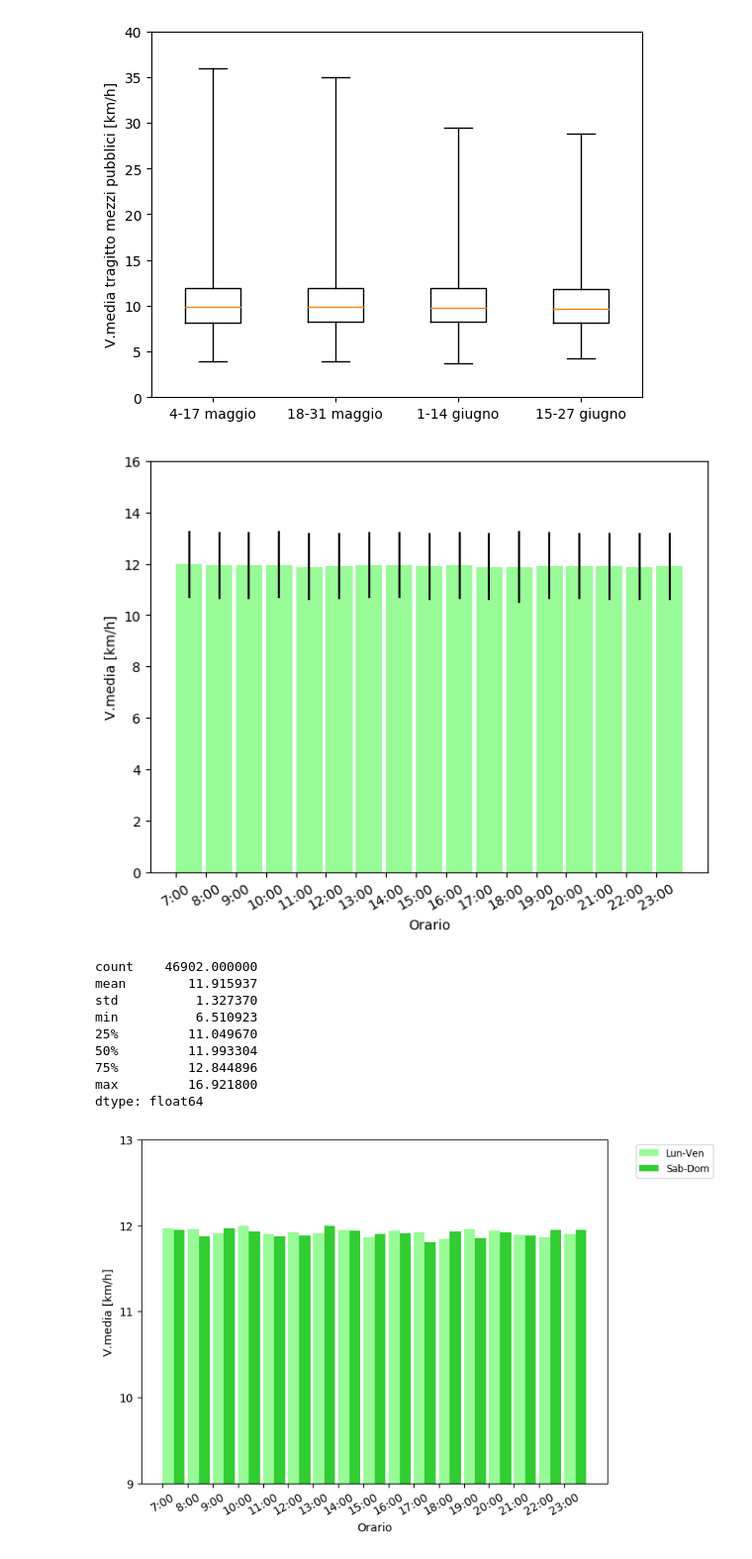
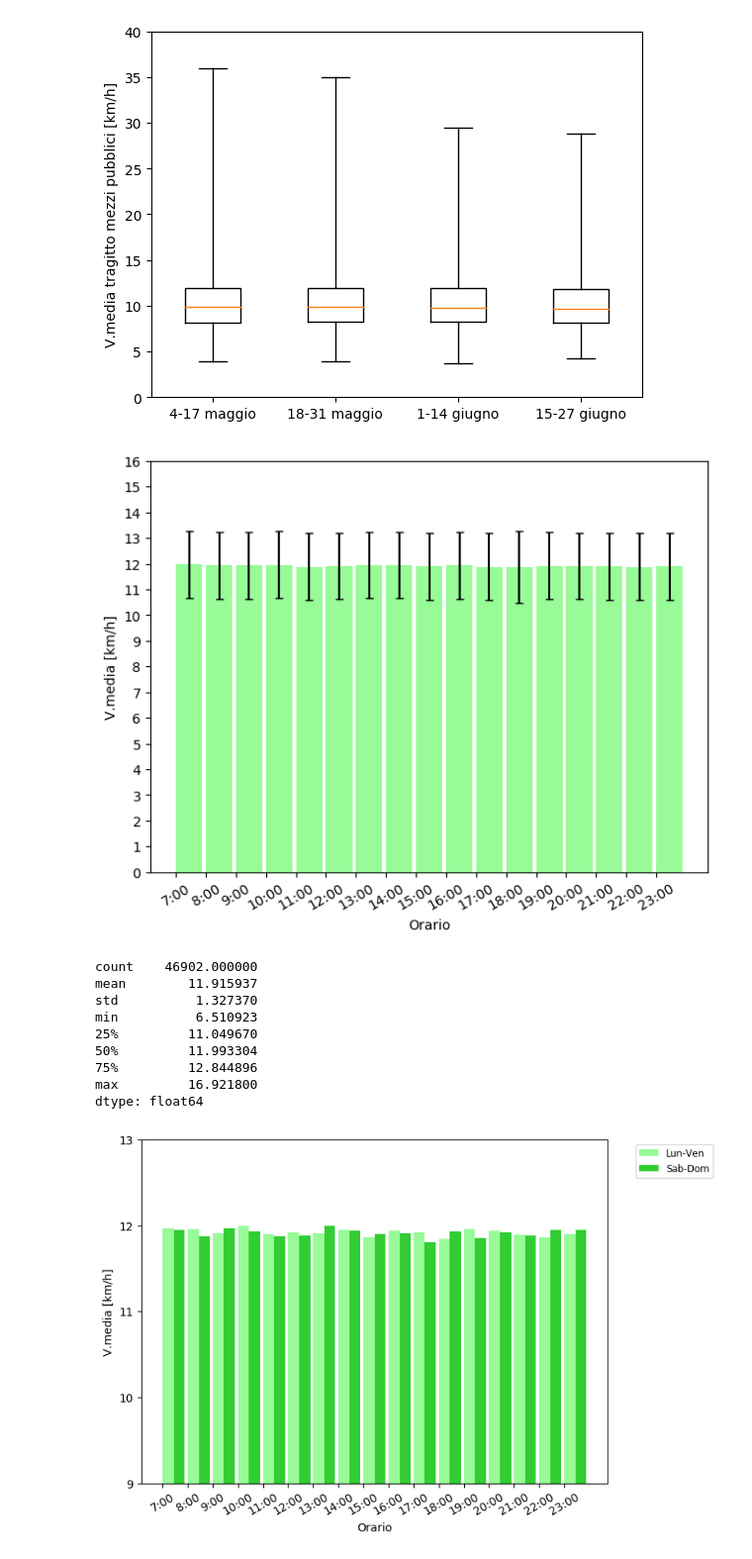
Before and after one commit to mmastrapasqua7/kowalskianalysis, a Jupyter notebook: jupyter/New/2_VariazioneVelocitaMediaOraria.ipynb, the cells around one changed output. Shown at 99% size. Cells and saved outputs as stored; diff of their text form; code cells hidden in the pictures.

```diff
--- a/jupyter/New/2_VariazioneVelocitaMediaOraria.ipynb
+++ b/jupyter/New/2_VariazioneVelocitaMediaOraria.ipynb
@@ -477,32 +477,32 @@ plt.show()
 # %%
 distance_param = 'FDistance'
 tw_means, tw_std = vmedia_week_list(tragitti, 'Bike'), np.round(vstd_giorno(tragitti, 'Bike'), 1).tolist()
 
 ind = np.arange(len(tw_means))
 width = 0.88  # the width of the bars
 
 fig, ax = plt.subplots()
-rects1 = ax.bar(ind, tw_means, width, yerr=tw_std, label='', color='palegreen', align='edge')
+rects1 = ax.bar(ind, tw_means, width, yerr=tw_std, capsize=3.0, label='', color='palegreen', align='edge')
 
 fig.tight_layout()
 
 ax.set_xticks(ind)
 ax.set_xticklabels(myindex)
 
 plt.xlabel('Orario')
 plt.ylabel('V.media [km/h]')
 plt.legend(bbox_to_anchor=(1.05, 1), loc='upper left', fontsize='small')
 
-plt.yticks(range(0, 17, 2))
+plt.yticks(range(0, 17, 1))
 plt.setp(ax.get_xticklabels(), rotation=30, ha='center')
 
 plt.show()
 
 
 velocita_media = (tragitti[distance_param] * 60.) / tragitti['Bike']
 velocita_media.describe()
 # %% [output]
-[figure, old version]
+[figure, new version]
 count    46902.000000
 mean        11.915937
 std          1.327370
```
Also changed, not shown: parts of 5 cells of this notebook, 9 other files.
